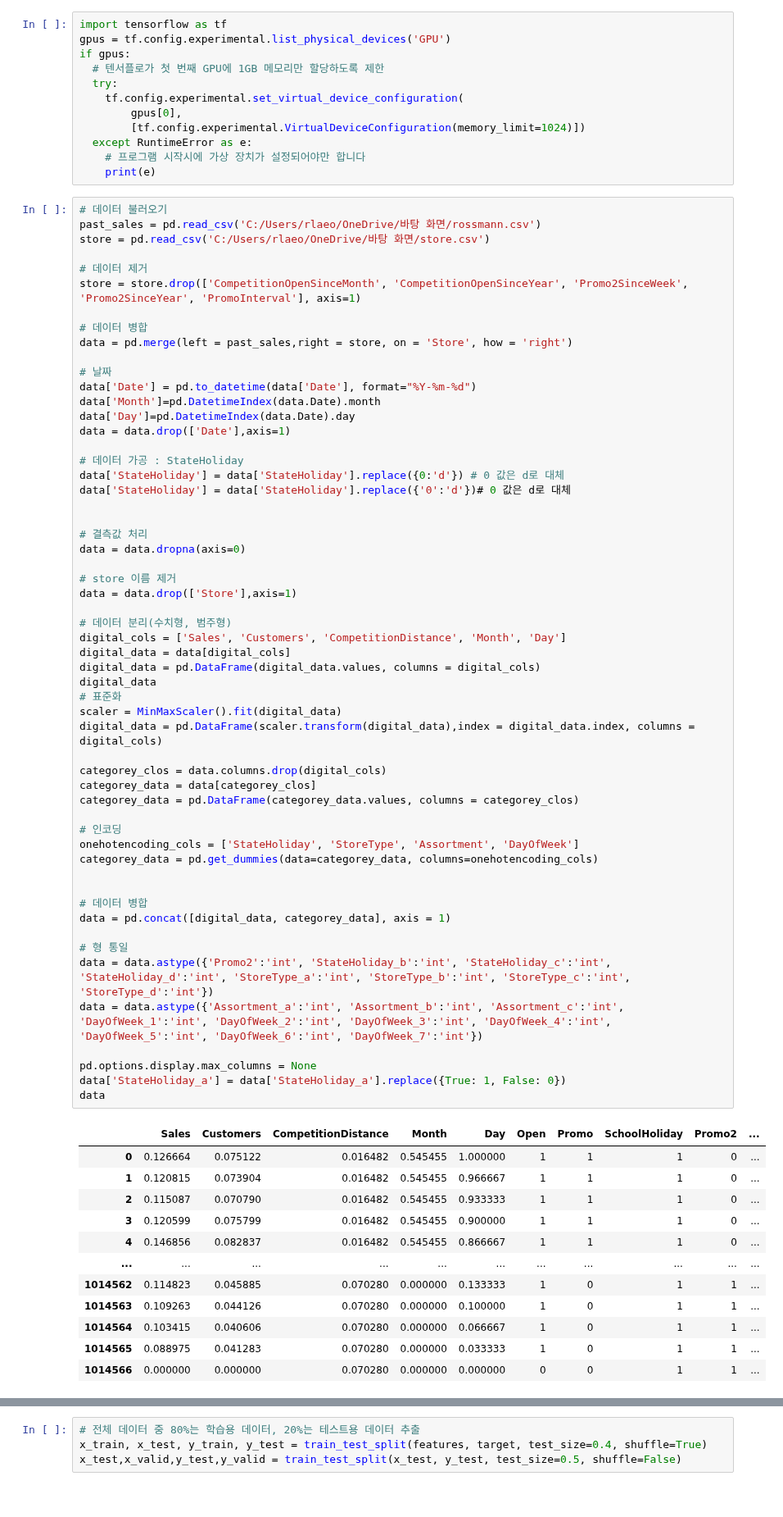
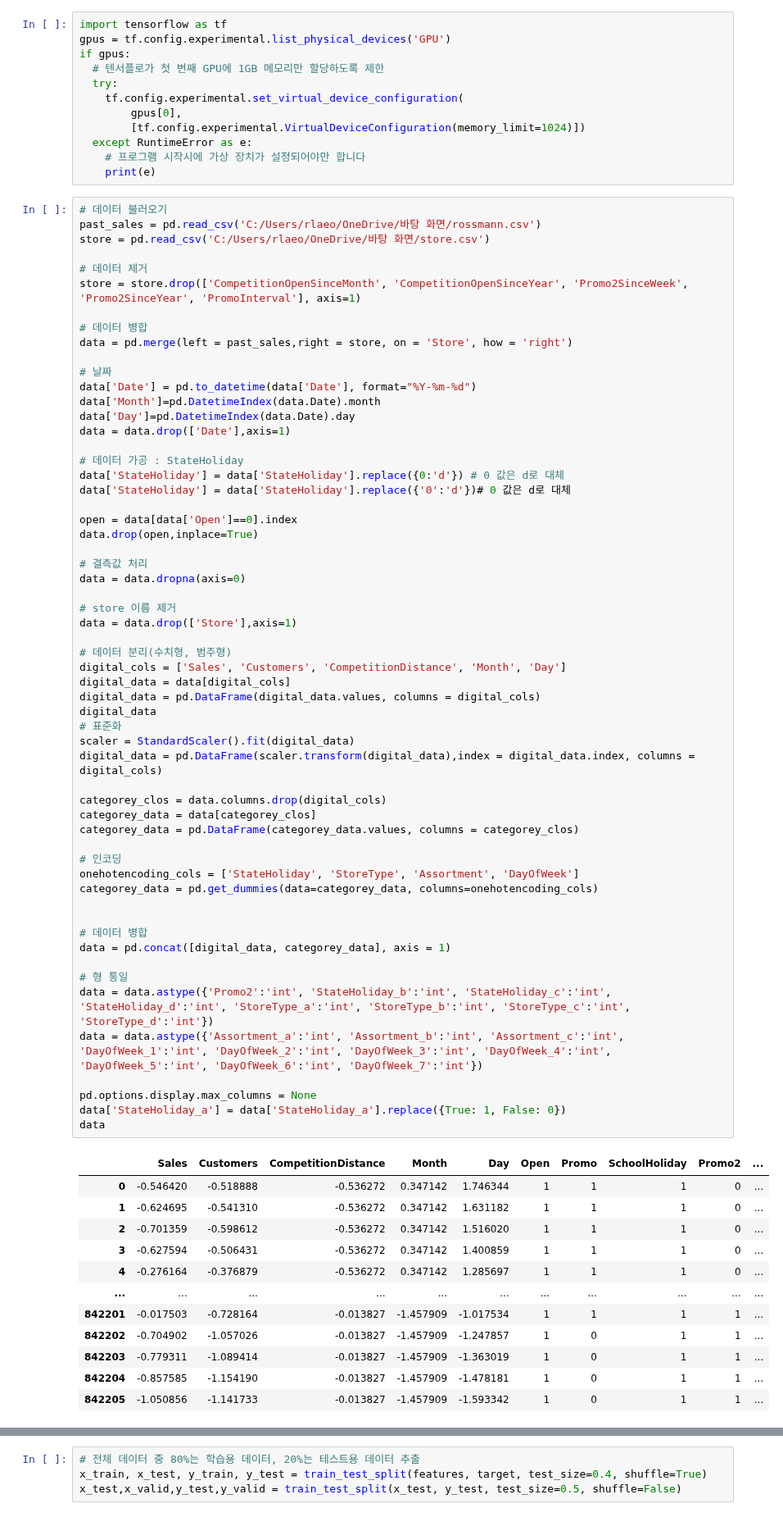
Before and after one commit to daebeobkim/python-bigdata, a Jupyter notebook: 딥러닝/what.ipynb, the cells around one changed output, grey strips where cells are left out. Shown at 82% size. Drawn from its saved outputs; the diff is of its cells as text.

```diff
--- a/딥러닝/what.ipynb
+++ b/딥러닝/what.ipynb
@@ -48,6 +48,8 @@ data = data.drop(['Date'],axis=1)
 data['StateHoliday'] = data['StateHoliday'].replace({0:'d'}) # 0 값은 d로 대체
 data['StateHoliday'] = data['StateHoliday'].replace({'0':'d'})# 0 값은 d로 대체
 
+open = data[data['Open']==0].index
+data.drop(open,inplace=True)
 
 # 결측값 처리
 data = data.dropna(axis=0)
@@ -57,42 +59,42 @@ data = data.drop(['Store'],axis=1)
 
 # 데이터 분리(수치형, 범주형)
 digital_cols = ['Sales', 'Customers', 'CompetitionDistance', 'Month', 'Day']
 digital_data = data[digital_cols]
 digital_data = pd.DataFrame(digital_data.values, columns = digital_cols)
 digital_data
 # 표준화
-scaler = MinMaxScaler().fit(digital_data)
+scaler = StandardScaler().fit(digital_data)
 digital_data = pd.DataFrame(scaler.transform(digital_data),index = digital_data.index, columns = digital_cols)
 
 categorey_clos = data.columns.drop(digital_cols)
 categorey_data = data[categorey_clos]
 categorey_data = pd.DataFrame(categorey_data.values, columns = categorey_clos)
 
 # 인코딩
 onehotencoding_cols = ['StateHoliday', 'StoreType', 'Assortment', 'DayOfWeek']
 categorey_data = pd.get_dummies(data=categorey_data, columns=onehotencoding_cols)
 
 
 # 데이터 병합
 data = pd.concat([digital_data, categorey_data], axis = 1)
 
 # 형 통일
 data = data.astype({'Promo2':'int', 'StateHoliday_b':'int', 'StateHoliday_c':'int', 'StateHoliday_d':'int', 'StoreType_a':'int', 'StoreType_b':'int', 'StoreType_c':'int', 'StoreType_d':'int'})
 data = data.astype({'Assortment_a':'int', 'Assortment_b':'int', 'Assortment_c':'int', 'DayOfWeek_1':'int', 'DayOfWeek_2':'int', 'DayOfWeek_3':'int', 'DayOfWeek_4':'int', 'DayOfWeek_5':'int', 'DayOfWeek_6':'int', 'DayOfWeek_7':'int'})
 
 pd.options.display.max_columns = None
 data['StateHoliday_a'] = data['StateHoliday_a'].replace({True: 1, False: 0})
 data
 # %% [output]
 |  | Sales | Customers | CompetitionDistance | Month | Day | Open | Promo | SchoolHoliday | Promo2 | ... |
-| 0 | 0.126664 | 0.075122 | 0.016482 | 0.545455 | 1.000000 | 1 | 1 | 1 | 0 | ... |
-| 1 | 0.120815 | 0.073904 | 0.016482 | 0.545455 | 0.966667 | 1 | 1 | 1 | 0 | ... |
-| 2 | 0.115087 | 0.070790 | 0.016482 | 0.545455 | 0.933333 | 1 | 1 | 1 | 0 | ... |
-| 3 | 0.120599 | 0.075799 | 0.016482 | 0.545455 | 0.900000 | 1 | 1 | 1 | 0 | ... |
-| 4 | 0.146856 | 0.082837 | 0.016482 | 0.545455 | 0.866667 | 1 | 1 | 1 | 0 | ... |
+| 0 | -0.546420 | -0.518888 | -0.536272 | 0.347142 | 1.746344 | 1 | 1 | 1 | 0 | ... |
+| 1 | -0.624695 | -0.541310 | -0.536272 | 0.347142 | 1.631182 | 1 | 1 | 1 | 0 | ... |
+| 2 | -0.701359 | -0.598612 | -0.536272 | 0.347142 | 1.516020 | 1 | 1 | 1 | 0 | ... |
+| 3 | -0.627594 | -0.506431 | -0.536272 | 0.347142 | 1.400859 | 1 | 1 | 1 | 0 | ... |
+| 4 | -0.276164 | -0.376879 | -0.536272 | 0.347142 | 1.285697 | 1 | 1 | 1 | 0 | ... |
 | ... | ... | ... | ... | ... | ... | ... | ... | ... | ... | ... |
-| 1014562 | 0.114823 | 0.045885 | 0.070280 | 0.000000 | 0.133333 | 1 | 0 | 1 | 1 | ... |
-| 1014563 | 0.109263 | 0.044126 | 0.070280 | 0.000000 | 0.100000 | 1 | 0 | 1 | 1 | ... |
-| 1014564 | 0.103415 | 0.040606 | 0.070280 | 0.000000 | 0.066667 | 1 | 0 | 1 | 1 | ... |
-| 1014565 | 0.088975 | 0.041283 | 0.070280 | 0.000000 | 0.033333 | 1 | 0 | 1 | 1 | ... |
-| 1014566 | 0.000000 | 0.000000 | 0.070280 | 0.000000 | 0.000000 | 0 | 0 | 1 | 1 | ... |
+| 842201 | -0.017503 | -0.728164 | -0.013827 | -1.457909 | -1.017534 | 1 | 1 | 1 | 1 | ... |
+| 842202 | -0.704902 | -1.057026 | -0.013827 | -1.457909 | -1.247857 | 1 | 0 | 1 | 1 | ... |
+| 842203 | -0.779311 | -1.089414 | -0.013827 | -1.457909 | -1.363019 | 1 | 0 | 1 | 1 | ... |
+| 842204 | -0.857585 | -1.154190 | -0.013827 | -1.457909 | -1.478181 | 1 | 0 | 1 | 1 | ... |
+| 842205 | -1.050856 | -1.141733 | -0.013827 | -1.457909 | -1.593342 | 1 | 0 | 1 | 1 | ... |
```
Also changed, not shown: parts of 8 cells of this notebook.
